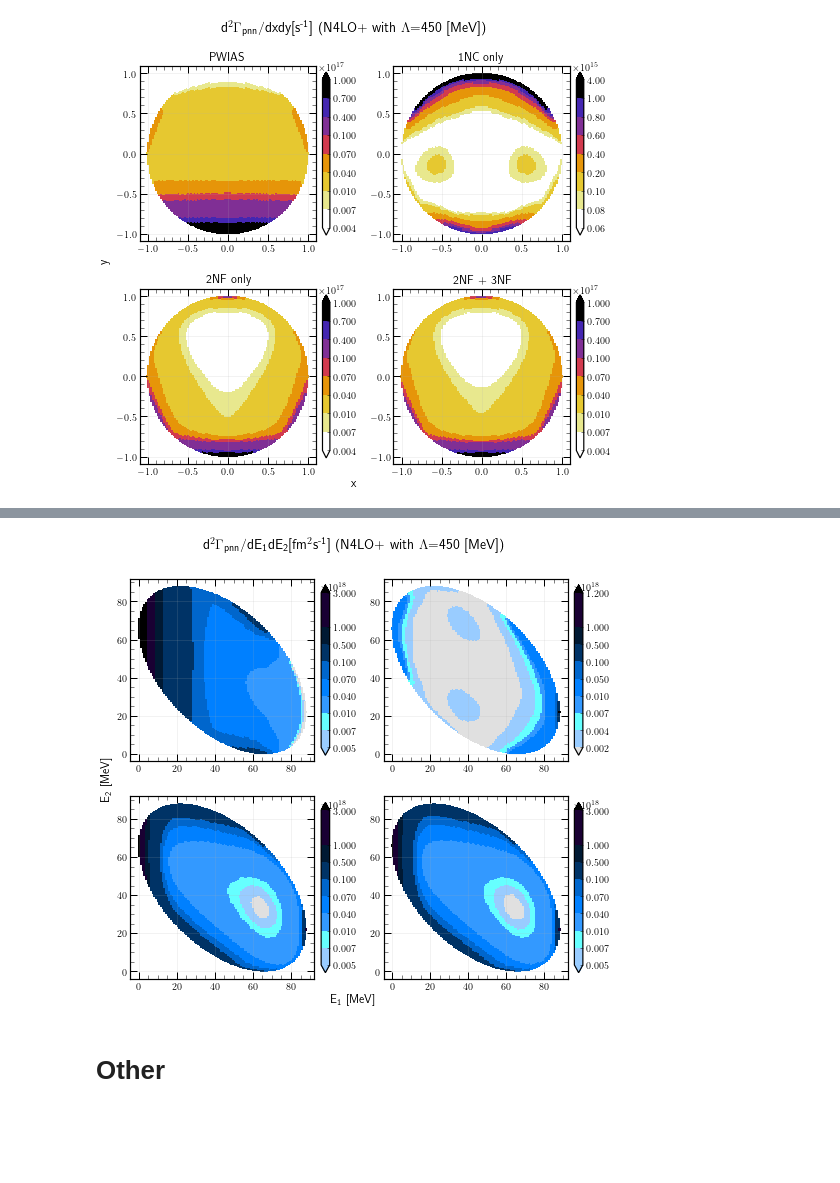
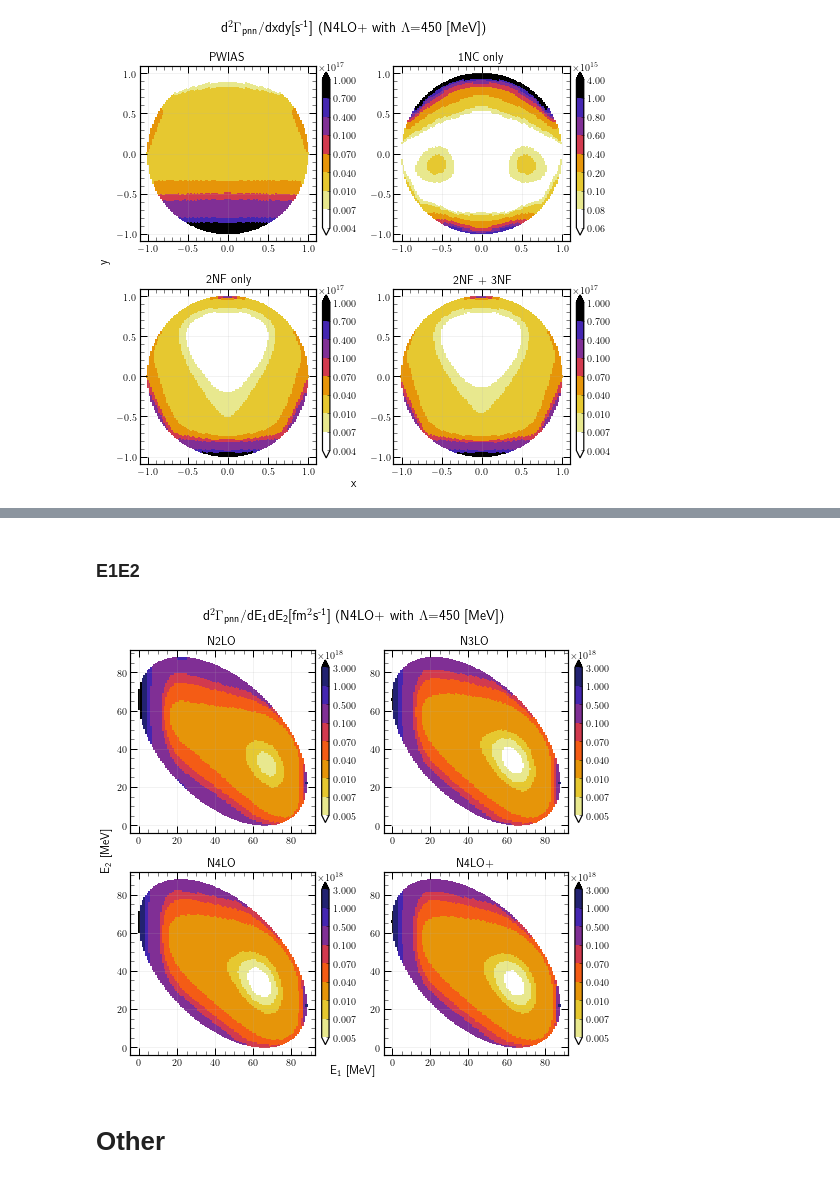
Before and after one commit to VitaliiUr/thesis, a Jupyter notebook: PlotData/PION/Dalitz_maps/dalitz_3HE.ipynb, the cells around one changed output, grey strips where cells are left out. Saved outputs shown, nothing was run; the diff lists cells and outputs as text; code cells hidden in the pictures; blank space fills up the shorter version.

```diff
--- a/PlotData/PION/Dalitz_maps/dalitz_3HE.ipynb
+++ b/PlotData/PION/Dalitz_maps/dalitz_3HE.ipynb
@@ -170,0 +204,12 @@ norm_e = [mpl.colors.BoundaryNorm(b, cmap.N, extend='both') for b in [bounds_e_p
+# %%
+df_orders = {}
+for force in FORCES[2:]:
+    df_orders[force] = pd.read_csv(f"./other/{force}-for_Dalitz_plot_with_v4_xy2_w.txt",
+                    sep=" ", skipinitialspace=True, header=None, index_col=0,
+                   names=["ELAB1", "ELAB2", "ELAB3", "x", "y", "val"])
+# %%
+bounds_x = np.array([4.0E-08, 7.0E-08, 1.0E-07, 4.0E-07, 7.0E-07, 1.0E-06, 4.0E-06, 7.0E-06, 1.0E-05])*1e22
+# bounds_x = np.array([5.0E-08, 8.0E-08, 7.0E-07, 1.0E-06, 4.0E-06, 7.0E-06, 1.0E-05, 2.0E-05, 3.0E-05])*1e22
+
+cmap = mpl.cm.get_cmap('CMRmap_r', 11)
+norm_x = mpl.colors.BoundaryNorm(bounds_x, cmap.N, extend='both')
@@ -171,33 +249,41 @@ norm_e = [mpl.colors.BoundaryNorm(b, cmap.N, extend='both') for b in [bounds_e_p
+# %% [markdown]
+### E1E2
+# %%
+df_e_orders = {}
+for force in FORCES[2:]:
+    df_e_orders[force] = pd.read_csv(f"./other/{force}-for_Dalitz_plot_with_v4_E1E2.txt",
+                    sep=" ", skipinitialspace=True, header=None, index_col=0,
+                   names=["ELAB1", "ELAB2", "ELAB3","val"])
+# %%
+bounds_e = np.array([5.0E-07, 7.0E-07, 1.0E-06, 4.0E-06, 7.0E-06, 1.0E-05, 5.0E-05, 1.0E-04, 3.0E-04])*1e22
+
+
+norm_e = mpl.colors.BoundaryNorm(bounds_e, cmap.N, extend='both')
 # %%
 fig = plt.figure(figsize=(7.5,7))
 fig.suptitle(r"d$^2\Gamma_{\text{pnn}}$/dE$_\text{1}$dE$_\text{2}$[fm$^2$s$^\text{-1}$] (N4LO+ with $\Lambda$=450 [MeV])", size=14)
 fig.supxlabel(r"E$_\text{1}$ [MeV]", y=0.05, size=12)
 fig.supylabel(r"E$_\text{2}$ [MeV]", x=0.03, size=12)
 
-for i, (df, title) in enumerate(zip([df_e_pw, df_e_1nc, df_e_2nf, df_e],
-                                  ["PWIAS", "1NC only", "2NF only", "2NF + 3NF"])):
+for i, force in enumerate(FORCES[2:]):
     ax = plt.subplot(221 + i)
-    p = plt.scatter(df.ELAB1, df.ELAB2, c=df.val*factor, cmap=cmap, norm=norm_e[i], marker="s", s=6.5, edgecolors='none')
+    p = plt.scatter(df_e_orders[force].ELAB1, df_e_orders[force].ELAB2, c=df_e_orders[force].val*factor,
+                cmap=mpl.cm.get_cmap('CMRmap_r', 10), norm=norm_e,
+                marker="s", s=6.5, edgecolors='none')
     ax.set_aspect('equal', adjustable='box')
-    # plt.title(title)
+    plt.title(force)
     plt.minorticks_on()
-    # plt.xticks(ticks=np.arange(-1, 1.1, 0.5))
-    # plt.yticks(ticks=np.arange(-1, 1.1, 0.5))
     plt.tick_params(which='minor', direction='in', length=4, width=0.5, top=True, right=True)
     plt.tick_params(which='major', direction='in', length=7, width=1, top=True, right=True)
     plt.grid(which='major', alpha=0.3)
     cbar = plt.colorbar(p, ax=ax, shrink=0.8, pad=0.03)
     cbar.ax.get_yaxis().get_offset_text().set_x(3.0)
     cbar.ax.minorticks_off()
-    # if i < 2:
-    #     ax.set_xticklabels([])
-    # if i % 2 != 0:
-    #     ax.set_yticklabels([])
-        # cbar.set_label('$d^2\Gamma_{\text{pnn}}/dxdy[s^{-1}]$')
+
 plt.tight_layout()
-# plt.savefig("./figures/Dalitz_map_pnn_E1E2.pdf", dpi=600, facecolor="white")
+plt.savefig("./figures/Dalitz_map_pnn_E1E2_orders.pdf", dpi=600, facecolor="white")
 # %% [output]
-[figure, old version]
+[figure, new version]
 # %% [markdown]
 # Other
 # %% [markdown]
```
Also changed, not shown: parts of 28 cells of this notebook, 49 other files.
